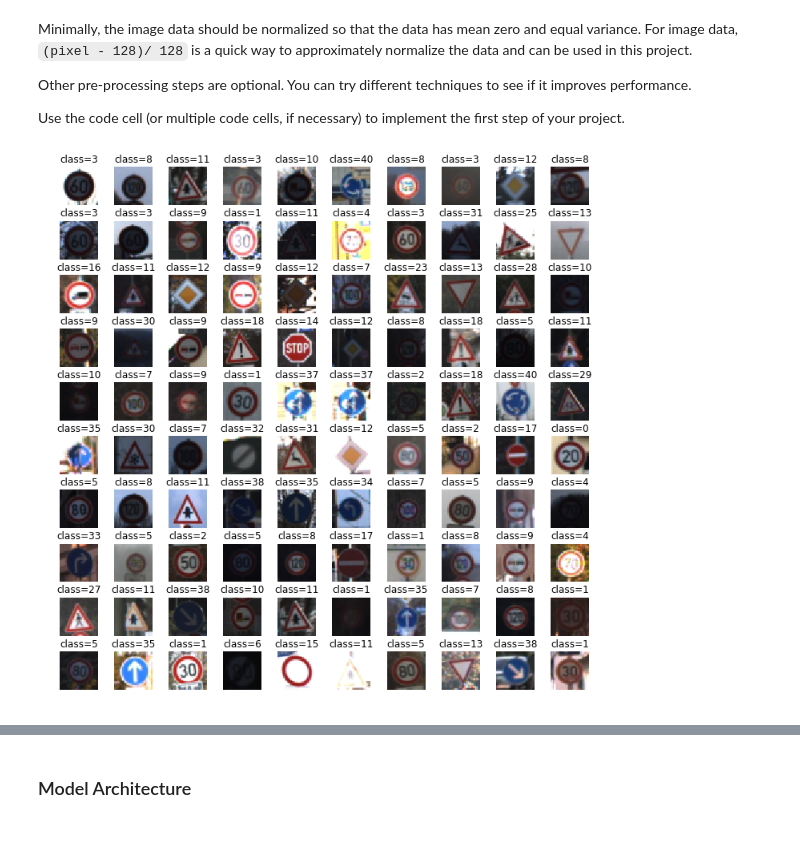
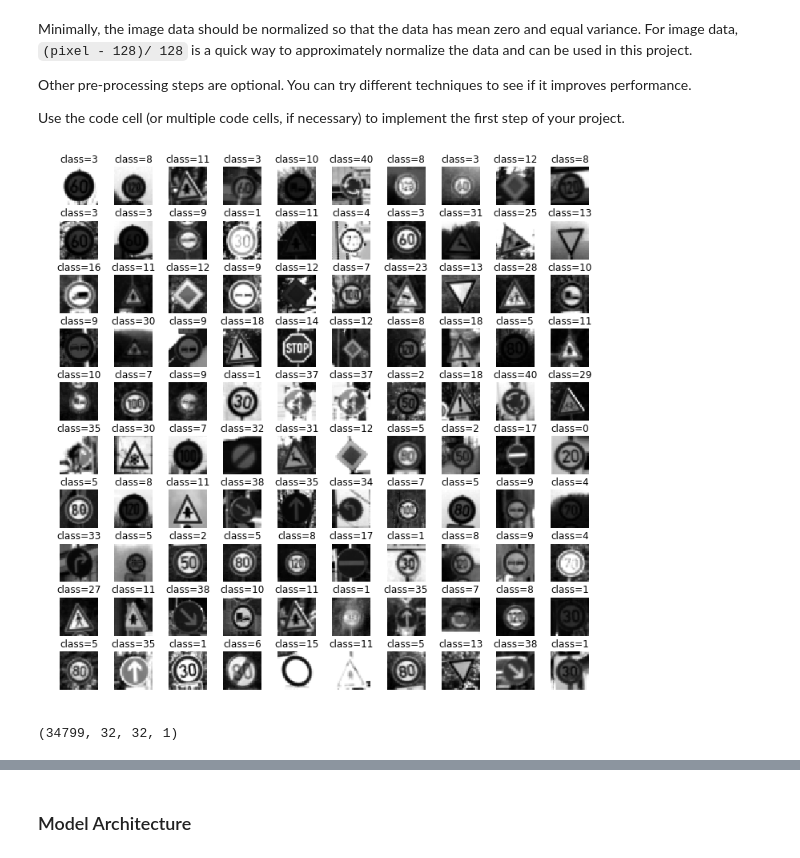
Before and after one commit to var7/CarND-Traffic-Sign-Classifier-Project, a Jupyter notebook: Traffic_Sign_Classifier.ipynb, the cells around one changed output, grey strips where cells are left out. Saved outputs shown, nothing was run; the diff lists cells and outputs as text; code cells hidden in the pictures.

```diff
--- a/Traffic_Sign_Classifier.ipynb
+++ b/Traffic_Sign_Classifier.ipynb
@@ -128,14 +102,15 @@ import matplotlib.gridspec as gridspec
 # %%
 from sklearn.utils import shuffle
 
-def show_multiple_images(images, labels, no_imgs = 100, fig_size=(12, 12)):
+def show_multiple_images(images, labels, no_imgs = 100, fig_size=(12, 12), gray=False):
     np.random.seed(2017)
     grid_size = int(np.ceil(no_imgs**0.5))
     imgs_shuff, labls_shuff = shuffle(images, labels)
     imgs = imgs_shuff[0:no_imgs]
     labls = labls_shuff[0:no_imgs]
     no_labls = labls.shape[0]
-    no_imgs, im_height, im_width, im_channels = imgs.shape
+
+#     no_imgs, im_height, im_width, im_channels = imgs.shape
 #     if(no_imgs != no_labels):
 #         print('Number of labels is not equal to the number of images')
 #         return 0
@@ -147,11 +122,12 @@ def show_multiple_images(images, labels, no_imgs = 100, fig_size=(12, 12)):
 
     for i, img in enumerate(imgs):
         ax1 = plt.subplot(gs[i])
-        ax1.imshow(img)
+        if gray == False:
+            ax1.imshow(img)
+        else:
+            ax1.imshow(img.squeeze(), cmap='gray')
         ax1.axis('off')
         ax1.set_title('class={}'.format(labls[i]))
 
     fig.tight_layout
     plt.show()
-
-show_multiple_images(X_train, y_train)
@@ -310 +325,18 @@ X_train_gray = np.zeros((n_train, 32, 32, 1), dtype=np.float16)
+# %%
+X_train_gray = np.sum(X_train/3, axis=3, keepdims=True)
+# X_train_gray = np.array([grayscale(X_train[i]) for i in range(len(X_train))],
+#                           dtype = np.float32)
+
+# print(X_train_gray.shape)
+# X_train.shape
+X_valid_gray = np.sum(X_valid/3, axis=3, keepdims=True)
+# X_valid_gray = np.array([rgb2gray(X_valid[i]) for i in range(len(X_valid))],
+#                           dtype = np.float32)
+X_test_gray = np.sum(X_test/3, axis=3, keepdims=True)
+# X_test_gray = np.array([rgb2gray(X_test[i]) for i in range(len(X_test))],
+#                           dtype = np.float32)
+# %%
+show_multiple_images(X_train_gray, y_train, gray=True)
+# %% [output]
+[figure, added]
 # %%
@@ -321,15 +350,15 @@ def normalize_color(img, a=0.1, b=0.9):
     maxval = 255
     return a + (((img - minval)*(b - a))/(maxval - minval))
 # %%
-X_train_normalized = np.array([normalize_color(X_train[i]) for i in range(len(X_train))],
+X_train_norm = np.array([normalize_color(X_train_gray[i]) for i in range(len(X_train_gray))],
                           dtype = np.float32)
 
-X_valid_normalized = np.array([normalize_color(X_valid[i]) for i in range(len(X_valid))],
+X_valid_norm = np.array([normalize_color(X_valid_gray[i]) for i in range(len(X_valid_gray))],
                           dtype = np.float32)
 
-X_test_normalized = np.array([normalize_color(X_test[i]) for i in range(len(X_test))],
+X_test_norm = np.array([normalize_color(X_test_gray[i]) for i in range(len(X_test_gray))],
                           dtype = np.float32)
+
+print(X_train_norm.shape)
+# %% [output]
+(34799, 32, 32, 1)
-# %%
-show_multiple_images(X_train, y_train)
-# %% [output]
-[figure, removed]
```
Also changed, not shown: parts of 24 cells of this notebook.
